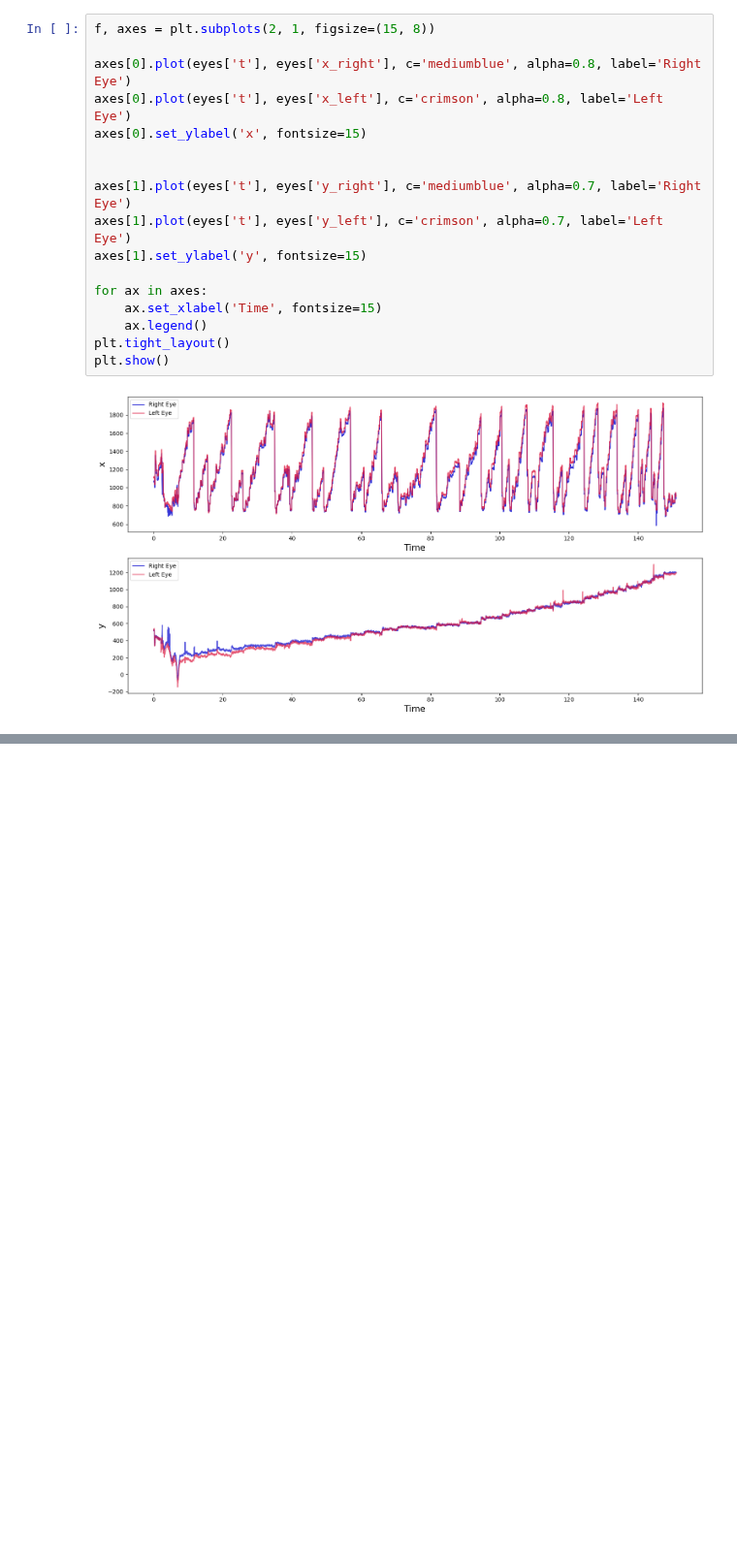
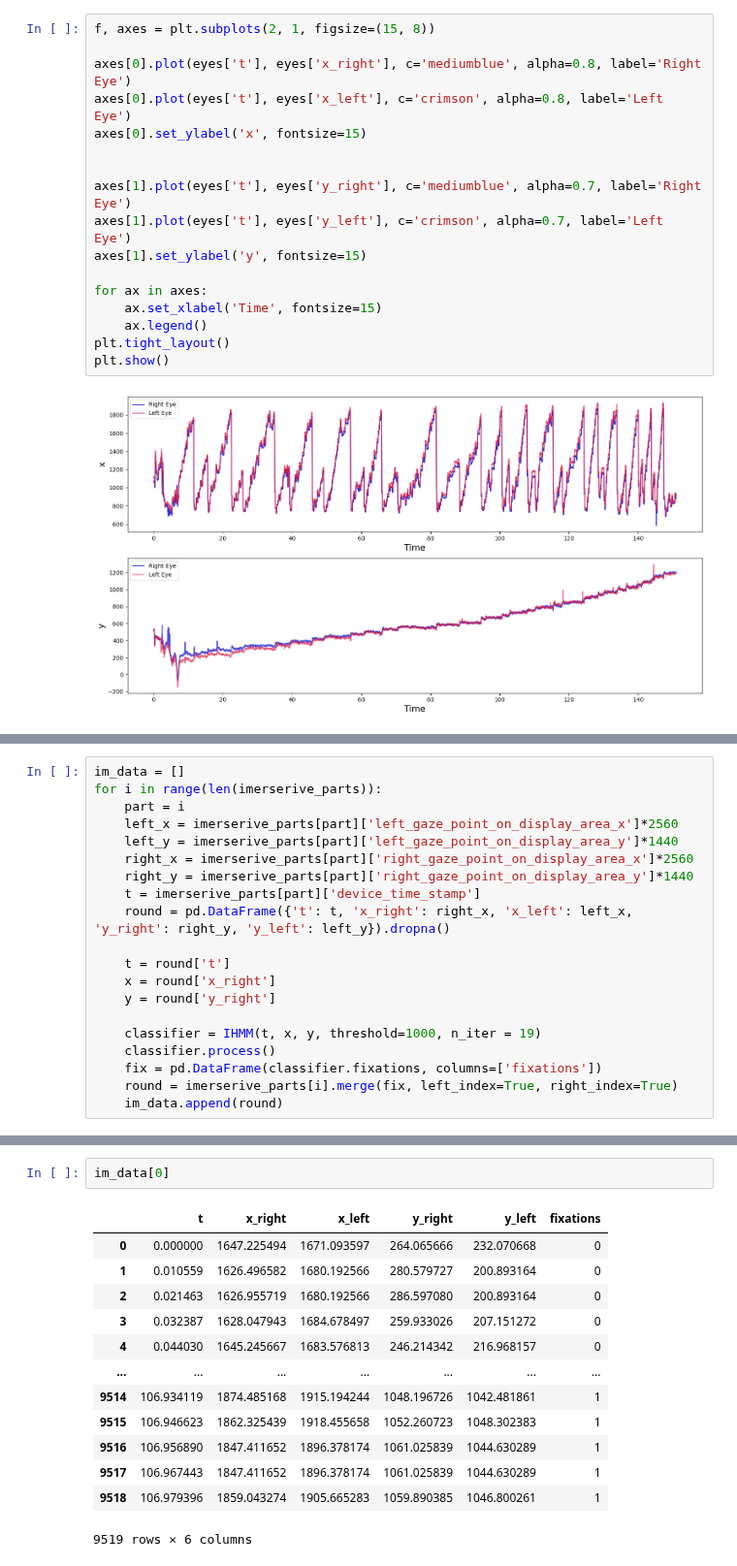
Before and after one commit to slayervictor/Fagpakkeprojekt-Eyes-Modelling, a Jupyter notebook: eye_tracking_expiriment/data_extraction.ipynb, the cells around one changed output, grey strips where cells are left out. Shown at 97% size. Drawn from its saved outputs; the diff is of its cells as text; blank space fills up the shorter version.

```diff
--- a/eye_tracking_expiriment/data_extraction.ipynb
+++ b/eye_tracking_expiriment/data_extraction.ipynb
@@ -169,0 +249,20 @@ skimming_parts[0]
+# %%
+im_data = []
+for i in range(len(imerserive_parts)):
+    part = i
+    left_x = imerserive_parts[part]['left_gaze_point_on_display_area_x']*2560
+    left_y = imerserive_parts[part]['left_gaze_point_on_display_area_y']*1440
+    right_x = imerserive_parts[part]['right_gaze_point_on_display_area_x']*2560
+    right_y = imerserive_parts[part]['right_gaze_point_on_display_area_y']*1440
+    t = imerserive_parts[part]['device_time_stamp']
+    round = pd.DataFrame({'t': t, 'x_right': right_x, 'x_left': left_x, 'y_right': right_y, 'y_left': left_y}).dropna()
+
+    t = round['t']
+    x = round['x_right']
+    y = round['y_right']
+
+    classifier = IHMM(t, x, y, threshold=1000, n_iter = 19)
+    classifier.process()
+    fix = pd.DataFrame(classifier.fixations, columns=['fixations'])
+    round = imerserive_parts[i].merge(fix, left_index=True, right_index=True)
+    im_data.append(round)
@@ -169,0 +281,16 @@ skimming_parts[0]
+# %%
+im_data[0]
+# %% [output]
+|  | t | x_right | x_left | y_right | y_left | fixations |
+| 0 | 0.000000 | 1647.225494 | 1671.093597 | 264.065666 | 232.070668 | 0 |
+| 1 | 0.010559 | 1626.496582 | 1680.192566 | 280.579727 | 200.893164 | 0 |
+| 2 | 0.021463 | 1626.955719 | 1680.192566 | 286.597080 | 200.893164 | 0 |
+| 3 | 0.032387 | 1628.047943 | 1684.678497 | 259.933026 | 207.151272 | 0 |
+| 4 | 0.044030 | 1645.245667 | 1683.576813 | 246.214342 | 216.968157 | 0 |
+| ... | ... | ... | ... | ... | ... | ... |
+| 9514 | 106.934119 | 1874.485168 | 1915.194244 | 1048.196726 | 1042.481861 | 1 |
+| 9515 | 106.946623 | 1862.325439 | 1918.455658 | 1052.260723 | 1048.302383 | 1 |
+| 9516 | 106.956890 | 1847.411652 | 1896.378174 | 1061.025839 | 1044.630289 | 1 |
+| 9517 | 106.967443 | 1847.411652 | 1896.378174 | 1061.025839 | 1044.630289 | 1 |
+| 9518 | 106.979396 | 1859.043274 | 1905.665283 | 1059.890385 | 1046.800261 | 1 |
+9519 rows × 6 columns
```
Also changed, not shown: parts of 11 cells of this notebook, 10 other files.
